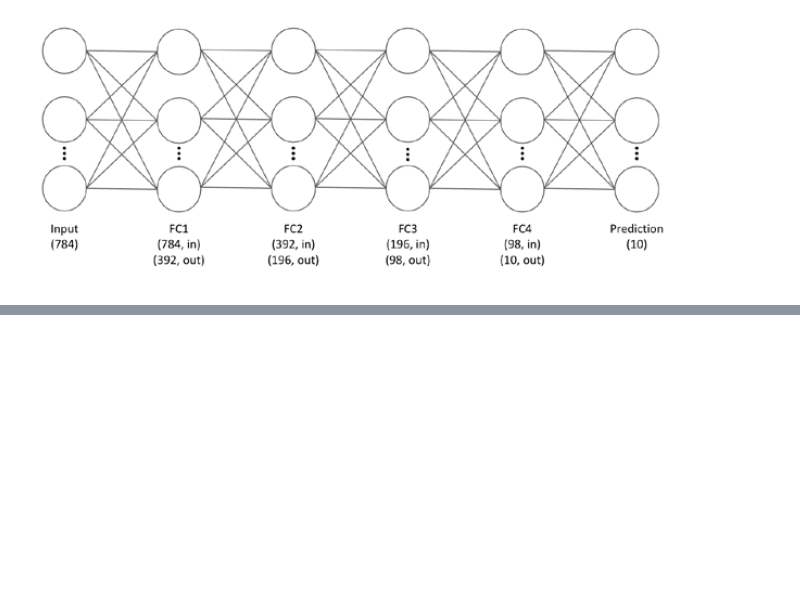
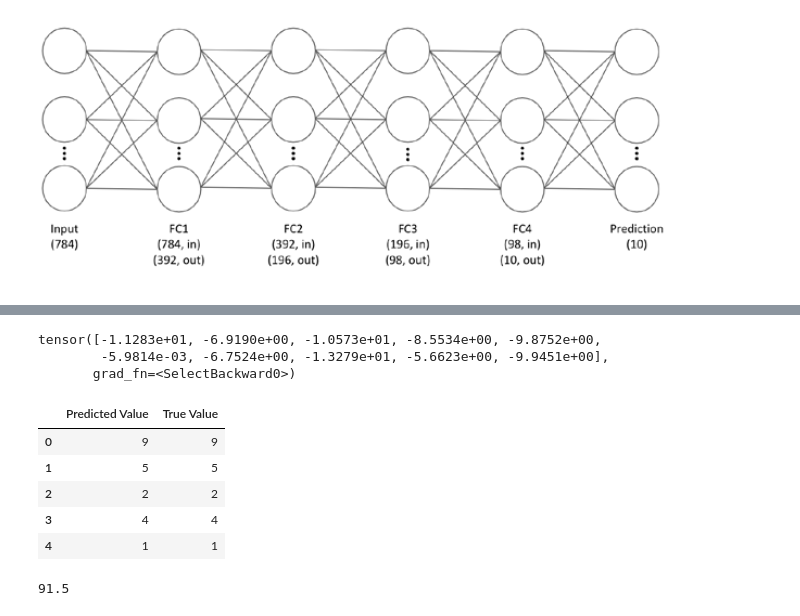
Before and after one commit to rishabhrathore055/DataScience, a Jupyter notebook: NLP/NN.ipynb, the cells around one changed output, grey strips where cells are left out. Drawn from its saved outputs; the diff is of its cells as text; code cells hidden in the pictures; blank space fills up the shorter version.

```diff
--- a/NLP/NN.ipynb
+++ b/NLP/NN.ipynb
@@ -30,5 +28,16 @@ class MNISTClassifier(nn.Module):
         self.fc2 = nn.Linear(392, 196)
         self.fc3 = nn.Linear(196, 98)
         self.fc4 = nn.Linear(98, 10)
+
+        self.dropout = nn.Dropout(p=0.2)
+
+    def forward(self, x):
+        x = x.view(x.shape[0], -1)
+        x = self.dropout(F.relu(self.fc1(x)))
+        x = self.dropout(F.relu(self.fc2(x)))
+        x = self.dropout(F.relu(self.fc3(x)))
+        x = F.log_softmax(self.fc4(x), dim=1)
+
+        return x
 # %% [markdown]
 ![image.png](attachment:image.png)
@@ -45,0 +80,39 @@ opt = optim.Adam(model.parameters(), lr=0.001)
+# %%
+test = pd.read_csv("test.csv")
+test_labels = test['label'].values
+test = test.drop("label",axis=1).values.reshape(len(test),1,28,28)
+
+X_test = torch.Tensor(test.astype(float))
+y_test = torch.Tensor(test_labels).long()
+# %%
+preds = model(X_test)
+# %%
+print(preds[1])
+# %% [output]
+tensor([-1.1283e+01, -6.9190e+00, -1.0573e+01, -8.5534e+00, -9.8752e+00,
+        -5.9814e-03, -6.7524e+00, -1.3279e+01, -5.6623e+00, -9.9451e+00],
+       grad_fn=<SelectBackward0>)
+# %%
+_, predictionlabel = torch.max(preds.data, 1)
+predictionlabel = predictionlabel.tolist()
+
+predictionlabel = pd.Series(predictionlabel)
+test_labels = pd.Series(test_labels)
+
+pred_table = pd.concat([predictionlabel, test_labels], axis=1)
+pred_table.columns =['Predicted Value', 'True Value']
+
+display(pred_table.head())
+# %% [output]
+|  | Predicted Value | True Value |
+| 0 | 9 | 9 |
+| 1 | 5 | 5 |
+| 2 | 2 | 2 |
+| 3 | 4 | 4 |
+| 4 | 1 | 1 |
+# %%
+preds = len(predictionlabel)
+correct = len([1 for x,y in zip(predictionlabel, test_labels) if x==y])
+print((correct/preds)*100)
+# %% [output]
+91.5
```
Also changed, not shown: parts of 3 cells of this notebook, 1 other file.
